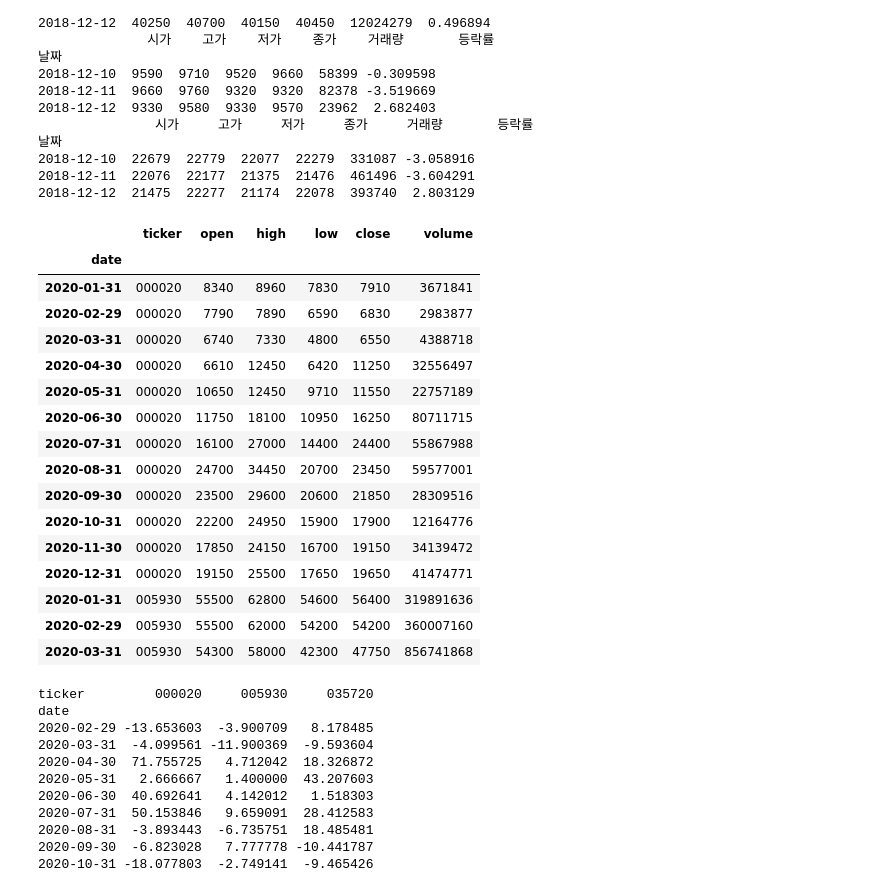
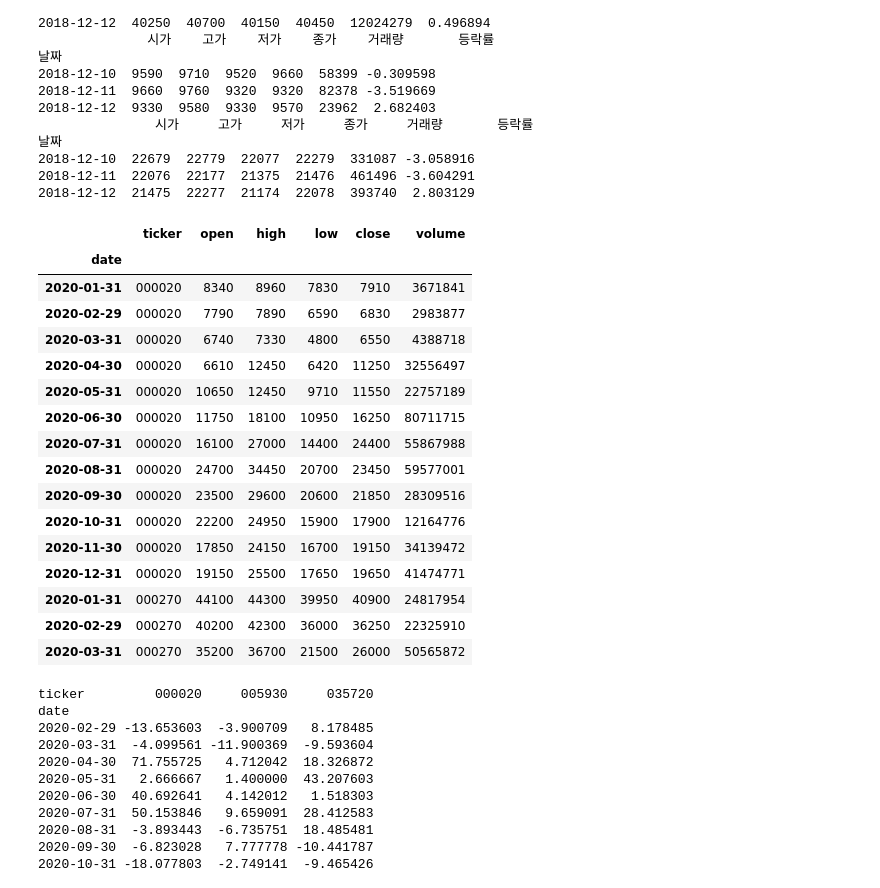
Before and after one commit to michael2k/PyRA, a Jupyter notebook: 3. mean_variance-mike.ipynb, the cells around one changed output. Drawn from its saved outputs; the diff is of its cells as text; code cells hidden in the pictures.

```diff
--- a/3. mean_variance-mike.ipynb
+++ b/3. mean_variance-mike.ipynb
@@ -78,29 +78,29 @@ class PykrxDataLoader:
 # %%
 fromdate = '2020-01-01'
 todate = '2020-12-31'
-ticker_list = ['005930', '000020', '035720']
+ticker_list = ['005930', '000020', '035720', '000270', '000660']
 
 data_loader = PykrxDataLoader(fromdate=fromdate, todate=todate, market='KOSPI')
-ohlcv_data = data_loader.load_stock_data(ticker_list=ticker_list, freq='m', delay=1)
+ohlcv_data = data_loader.load_stock_data(ticker_list=ticker_list, freq='ME', delay=1)
 ohlcv_data.head(15)
 # %% [output]
 |  | ticker | open | high | low | close | volume |
 | date |  |  |  |  |  |  |
 | 2020-01-31 | 000020 | 8340 | 8960 | 7830 | 7910 | 3671841 |
 | 2020-02-29 | 000020 | 7790 | 7890 | 6590 | 6830 | 2983877 |
 | 2020-03-31 | 000020 | 6740 | 7330 | 4800 | 6550 | 4388718 |
 | 2020-04-30 | 000020 | 6610 | 12450 | 6420 | 11250 | 32556497 |
 | 2020-05-31 | 000020 | 10650 | 12450 | 9710 | 11550 | 22757189 |
 | 2020-06-30 | 000020 | 11750 | 18100 | 10950 | 16250 | 80711715 |
 | 2020-07-31 | 000020 | 16100 | 27000 | 14400 | 24400 | 55867988 |
 | 2020-08-31 | 000020 | 24700 | 34450 | 20700 | 23450 | 59577001 |
 | 2020-09-30 | 000020 | 23500 | 29600 | 20600 | 21850 | 28309516 |
 | 2020-10-31 | 000020 | 22200 | 24950 | 15900 | 17900 | 12164776 |
 | 2020-11-30 | 000020 | 17850 | 24150 | 16700 | 19150 | 34139472 |
 | 2020-12-31 | 000020 | 19150 | 25500 | 17650 | 19650 | 41474771 |
-| 2020-01-31 | 005930 | 55500 | 62800 | 54600 | 56400 | 319891636 |
-| 2020-02-29 | 005930 | 55500 | 62000 | 54200 | 54200 | 360007160 |
-| 2020-03-31 | 005930 | 54300 | 58000 | 42300 | 47750 | 856741868 |
+| 2020-01-31 | 000270 | 44100 | 44300 | 39950 | 40900 | 24817954 |
+| 2020-02-29 | 000270 | 40200 | 42300 | 36000 | 36250 | 22325910 |
+| 2020-03-31 | 000270 | 35200 | 36700 | 21500 | 26000 | 50565872 |
 # %%
 def calculate_return(ohlcv_data: pd.DataFrame):
     close_data = ohlcv_data[['close', 'ticker']].reset_index().set_index(
```
Also changed, not shown: parts of 4 cells of this notebook, 2 other files.
